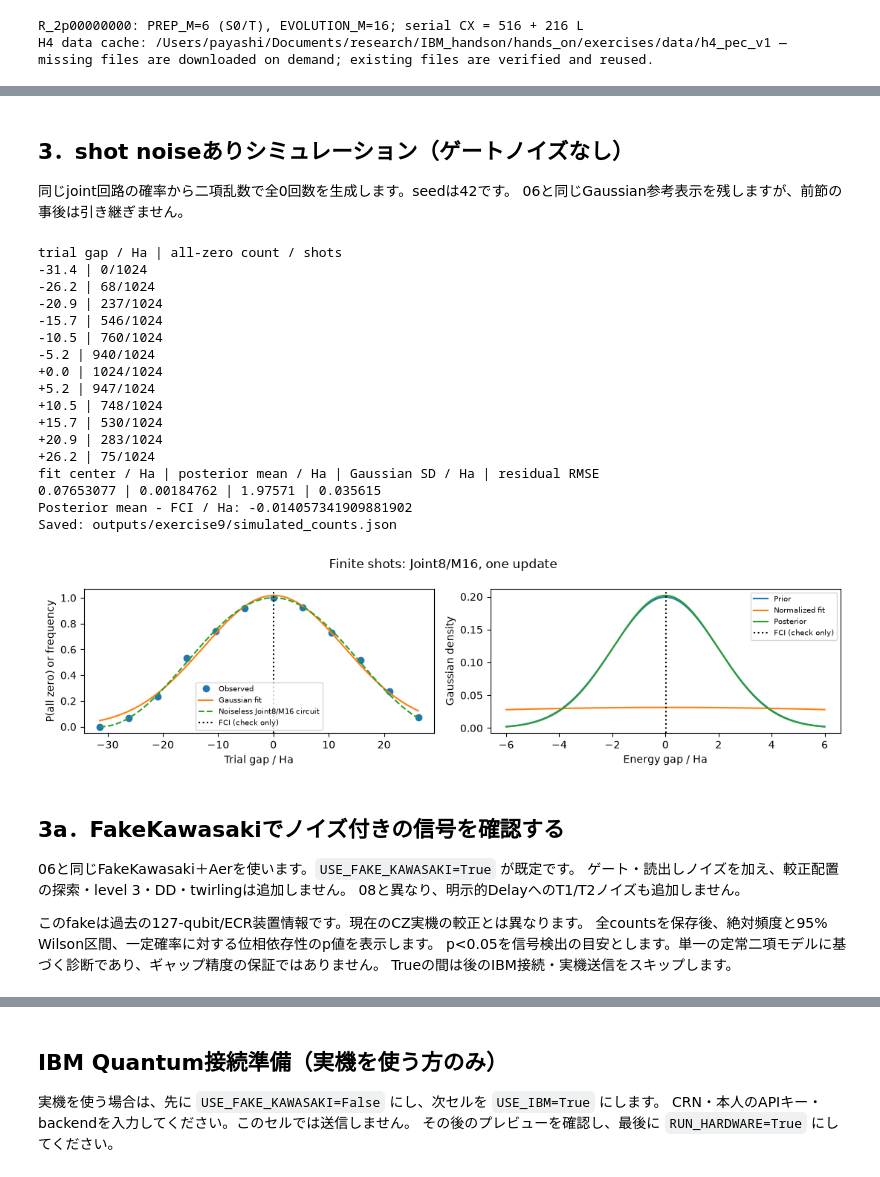
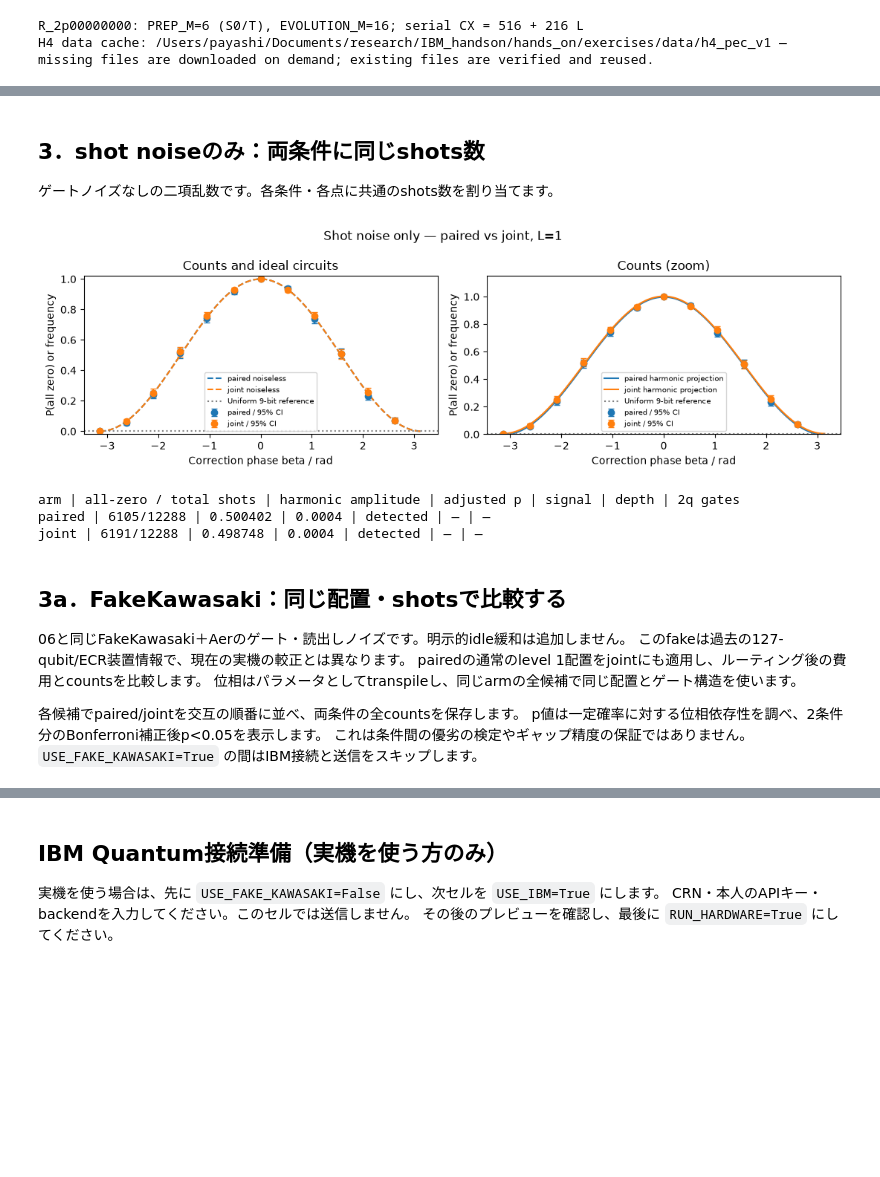
Before and after one commit to QS-laboratory/IBM_handson, a Jupyter notebook: hands_on/exercises/09_h4_joint_preparation_demo.ipynb, the cells around one changed output, grey strips where cells are left out. Drawn from its saved outputs; the diff is of its cells as text; code cells hidden in the pictures; blank space fills up the shorter version.

```diff
--- a/hands_on/exercises/09_h4_joint_preparation_demo.ipynb
+++ b/hands_on/exercises/09_h4_joint_preparation_demo.ipynb
@@ -674,57 +813,43 @@ Saved: outputs/exercise9/no_shot_noise.json
 # %% [markdown]
-## 3．shot noiseありシミュレーション（ゲートノイズなし）
+## 3．shot noiseのみ：両条件に同じshots数
 
-同じjoint回路の確率から二項乱数で全0回数を生成します。seedは42です。
-06と同じGaussian参考表示を残しますが、前節の事後は引き継ぎません。
+ゲートノイズなしの二項乱数です。各条件・各点に共通のshots数を割り当てます。
 # %%
 rng = np.random.default_rng(42)
-probabilities_shots = probability("both", L, TRIAL_GAPS)
-counts_shots = rng.binomial(SHOTS, probabilities_shots)
-observed_shots = counts_shots / SHOTS
-print("trial gap / Ha | all-zero count / shots")
-for eps, count in zip(TRIAL_GAPS, counts_shots):
-    print(f"{eps:+.1f} | {count}/{SHOTS}")
-fit_shots = fit_gaussian_signal(TRIAL_GAPS, observed_shots, PRIOR_MU, PRIOR_VARIANCE)
-v_shots = 1 / (1 / PRIOR_VARIANCE + 1 / fit_shots["fit_variance"])
-mu_shots = v_shots * (
-    PRIOR_MU / PRIOR_VARIANCE + fit_shots["fit_mu"] / fit_shots["fit_variance"]
+schedule, raw = [], []
+for point, gap in enumerate(TRIAL_GAPS):
+    for arm in PREPARATIONS:
+        k = int(rng.binomial(SHOTS, preparation_probability(arm, L, [gap])[0]))
+        schedule.append(dict(arm=arm, point=point))
+        raw.append({"000000000": k, "000000001": SHOTS - k})
+# 二項試行で生成した全0以外の回数は、この参考セルでは一つのラベルへ集約。
+shot_comparison = dict(
+    source="binomial_all_zero_only",
+    specification=dict(comparison_settings(), schedule=schedule),
+    counts=raw,
 )
-show_result(
-    observed_shots, fit_shots, mu_shots, v_shots, "Finite shots: Joint8/M16, one update"
-)
-save_result(
-    "simulated_counts", observed_shots, fit_shots, mu_shots, v_shots, counts_shots
-)
+shot_path = Path("outputs/exercise9/shot_comparison.json")
+atomic_comparison_json(shot_path, shot_comparison)
+analyze_comparison(shot_comparison)
+atomic_comparison_json(shot_path, shot_comparison)
+plot_comparison(shot_comparison, f"Shot noise only — paired vs joint, L={L}")
 # %% [output]
+[figure, new version]
-trial gap / Ha | all-zero count / shots
--31.4 | 0/1024
--26.2 | 68/1024
--20.9 | 237/1024
--15.7 | 546/1024
--10.5 | 760/1024
--5.2 | 940/1024
-+0.0 | 1024/1024
-+5.2 | 947/1024
-+10.5 | 748/1024
-+15.7 | 530/1024
-+20.9 | 283/1024
-+26.2 | 75/1024
-fit center / Ha | posterior mean / Ha | Gaussian SD / Ha | residual RMSE
-0.07653077 | 0.00184762 | 1.97571 | 0.035615
-Posterior mean - FCI / Ha: -0.014057341909881902
-Saved: outputs/exercise9/simulated_counts.json
+arm | all-zero / total shots | harmonic amplitude | adjusted p | signal | depth | 2q gates
+paired | 6105/12288 | 0.500402 | 0.0004 | detected | — | —
+joint | 6191/12288 | 0.498748 | 0.0004 | detected | — | —
-[figure, old version]
 # %% [markdown]
-## 3a．FakeKawasakiでノイズ付きの信号を確認する
+## 3a．FakeKawasaki：同じ配置・shotsで比較する
 
-06と同じFakeKawasaki＋Aerを使います。`USE_FAKE_KAWASAKI=True` が既定です。
-ゲート・読出しノイズを加え、較正配置の探索・level 3・DD・twirlingは追加しません。
-08と異なり、明示的DelayへのT1/T2ノイズも追加しません。
+06と同じFakeKawasaki＋Aerのゲート・読出しノイズです。明示的idle緩和は追加しません。
+このfakeは過去の127-qubit/ECR装置情報で、現在の実機の較正とは異なります。
+pairedの通常のlevel 1配置をjointにも適用し、ルーティング後の費用とcountsを比較します。
+位相はパラメータとしてtranspileし、同じarmの全候補で同じ配置とゲート構造を使います。
 
-このfakeは過去の127-qubit/ECR装置情報です。現在のCZ実機の較正とは異なります。
-全countsを保存後、絶対頻度と95% Wilson区間、一定確率に対する位相依存性のp値を表示します。
-p<0.05を信号検出の目安とします。単一の定常二項モデルに基づく診断であり、ギャップ精度の保証ではありません。
-Trueの間は後のIBM接続・実機送信をスキップします。
+各候補でpaired/jointを交互の順番に並べ、両条件の全countsを保存します。
+p値は一定確率に対する位相依存性を調べ、2条件分のBonferroni補正後p<0.05を表示します。
+これは条件間の優劣の検定やギャップ精度の保証ではありません。
+`USE_FAKE_KAWASAKI=True` の間はIBM接続と送信をスキップします。
 # %%
 # FakeKawasakiを初めて使う場合は、この行を有効にして実行し、カーネルを再起動してください。
 # %pip install "qiskit-ibm-runtime>=0.43,<0.44" "qiskit-aer>=0.17,<0.18"
```
Also changed, not shown: parts of 18 cells of this notebook, 6 other files.
